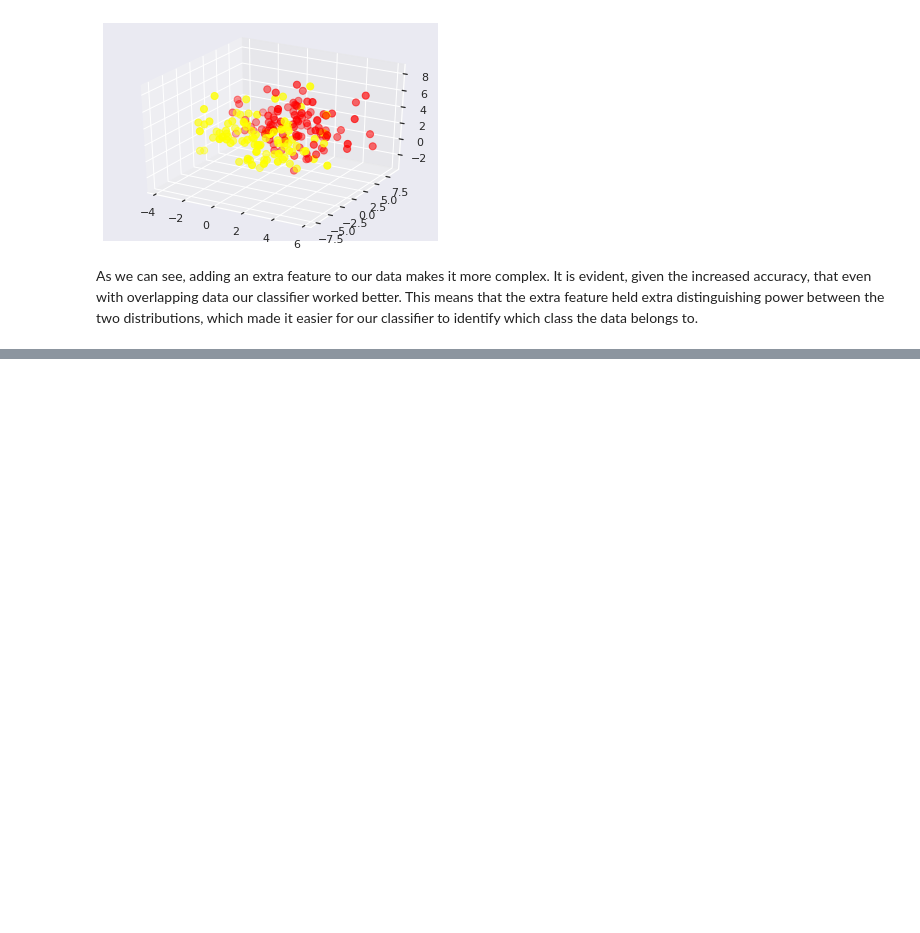
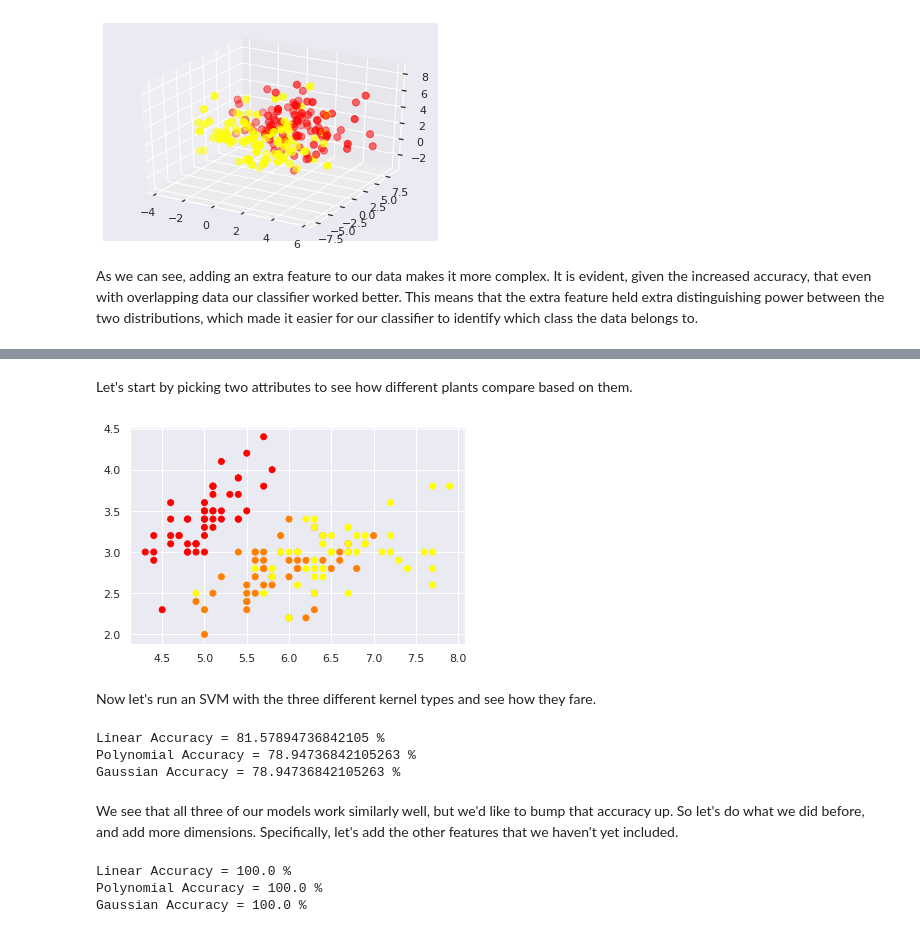
Before and after one commit to mneskovic/SVM-Exploration, a Jupyter notebook: SVMExploration.ipynb, the cells around one changed output, grey strips where cells are left out. Cells and saved outputs as stored; diff of their text form; code cells hidden in the pictures; blank space fills up the shorter version.

```diff
--- a/SVMExploration.ipynb
+++ b/SVMExploration.ipynb
@@ -101,0 +167,6 @@ As we can see, adding an extra feature to our data makes it more complex. It is
+# %%
+import pandas as pd
+df = pd.read_csv("http://archive.ics.uci.edu/ml/machine-learning-databases/iris/iris.data", sep=",", header = None)
+df.columns = ["sep_len", "sep_wid", "pet_len", "pet_wid", "y"]
+df['y'].replace({'Iris-setosa':1, 'Iris-versicolor':2, 'Iris-virginica':3}, inplace=True)
+df
@@ -101,0 +187,54 @@ As we can see, adding an extra feature to our data makes it more complex. It is
+# %% [markdown]
+Let's start by picking two attributes to see how different plants compare based on them.
+# %%
+plt.scatter(df['sep_len'], df['sep_wid'], c=df['y'], cmap='autumn');
+# %% [output]
+[figure, added]
+# %% [markdown]
+Now let's run an SVM with the three different kernel types and see how they fare.
+# %%
+X_train, X_test, y_train, y_test = train_test_split(df.iloc[:, [0,1]], df['y'],  test_size=0.25)
+model = SVC(kernel='linear')
+model.fit(X_train, y_train)
+
+percentage = model.score(X_test, y_test)
+print(f"Linear Accuracy = {percentage*100} %")
+
+model = SVC(kernel='poly', degree = 2)
+model.fit(X_train, y_train)
+percentage = model.score(X_test, y_test)
+print(f"Polynomial Accuracy = {percentage*100} %")
+
+model = SVC(kernel='rbf')
+model.fit(X_train, y_train)
+percentage = model.score(X_test, y_test)
+print(f"Gaussian Accuracy = {percentage*100} %")
+# %% [output]
+Linear Accuracy = 81.57894736842105 %
+Polynomial Accuracy = 78.94736842105263 %
+Gaussian Accuracy = 78.94736842105263 %
+# %% [markdown]
+We see that all three of our models work similarly well, but we'd like to bump that accuracy up. So let's do what we did before, and add more dimensions. Specifically, let's add the other features that we haven't yet included.
+# %%
+X_train, X_test, y_train, y_test = train_test_split(df[df.columns[0:5]], df['y'],  test_size=0.25)
+model = SVC(kernel='linear')
+model.fit(X_train, y_train)
+
+percentage = model.score(X_test, y_test)
+print(f"Linear Accuracy = {percentage*100} %")
+
+model = SVC(kernel='poly', degree=2)
+model.fit(X_train, y_train)
+
+percentage = model.score(X_test, y_test)
+print(f"Polynomial Accuracy = {percentage*100} %")
+
+model = SVC(kernel='rbf')
+model.fit(X_train, y_train)
+
+percentage = model.score(X_test, y_test)
+print(f"Gaussian Accuracy = {percentage*100} %")
+# %% [output]
+Linear Accuracy = 100.0 %
+Polynomial Accuracy = 100.0 %
+Gaussian Accuracy = 100.0 %
```
Also changed, not shown: parts of 30 cells of this notebook.
